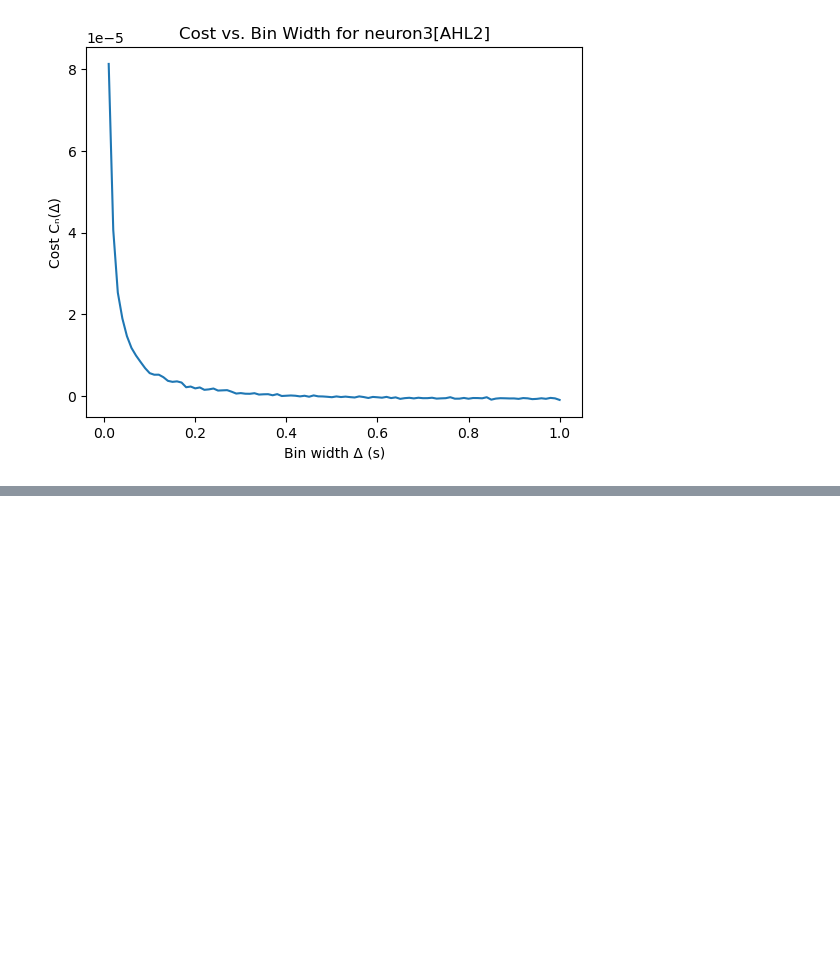
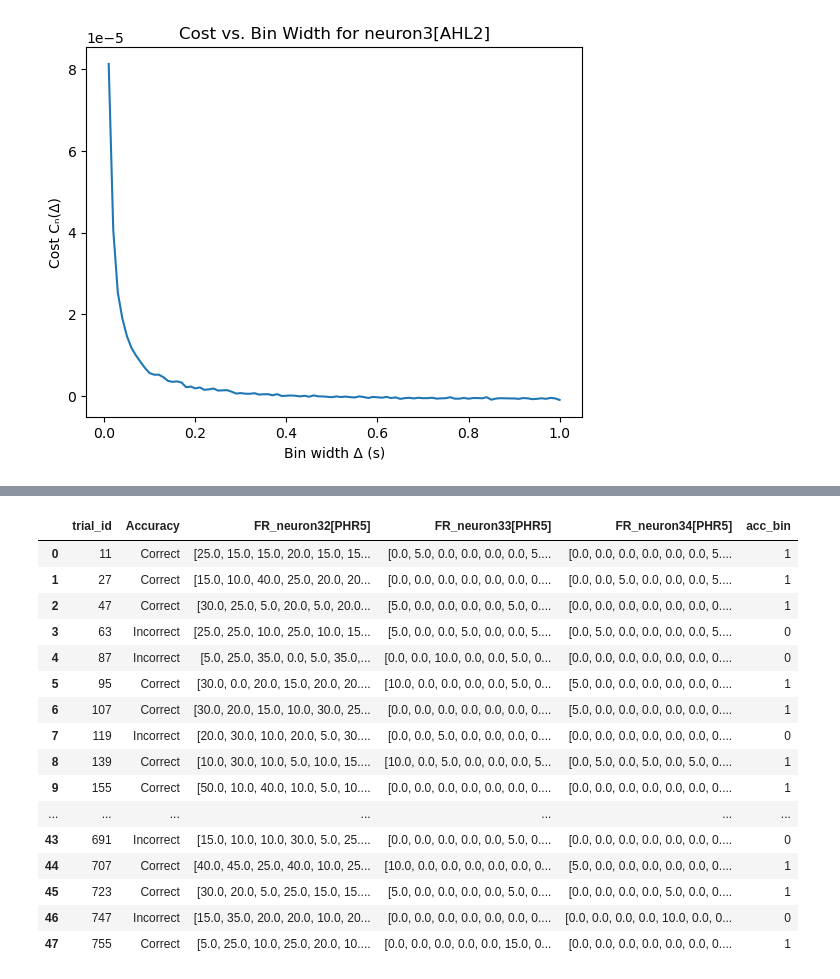
Before and after one commit to pwanczuk/NeuroSignalProject, a Jupyter notebook: Untitled.ipynb, the cells around one changed output, grey strips where cells are left out. Saved outputs shown, nothing was run; the diff lists cells and outputs as text; code cells hidden in the pictures; blank space fills up the shorter version.

```diff
--- a/Untitled.ipynb
+++ b/Untitled.ipynb
@@ -578,3 +603,23 @@ combined_ph['acc_bin'] = combined_ph['Accuracy'].replace({
     'Correct':   1,
     'Incorrect': 0})
 combined_ph.to_csv('Patient1_PH_6p.csv', index=False)
+# %%
+combined_ph
+# %% [output]
+|  | trial_id | Accuracy | FR_neuron32[PHR5] | FR_neuron33[PHR5] | FR_neuron34[PHR5] | acc_bin |
+| 0 | 11 | Correct | [25.0, 15.0, 15.0, 20.0, 15.0, 15... | [0.0, 5.0, 0.0, 0.0, 0.0, 0.0, 5.... | [0.0, 0.0, 0.0, 0.0, 0.0, 0.0, 5.... | 1 |
+| 1 | 27 | Correct | [15.0, 10.0, 40.0, 25.0, 20.0, 20... | [0.0, 0.0, 0.0, 0.0, 0.0, 0.0, 0.... | [0.0, 0.0, 5.0, 0.0, 0.0, 0.0, 5.... | 1 |
+| 2 | 47 | Correct | [30.0, 25.0, 5.0, 20.0, 5.0, 20.0... | [5.0, 0.0, 0.0, 0.0, 0.0, 5.0, 0.... | [0.0, 0.0, 0.0, 0.0, 0.0, 0.0, 0.... | 1 |
+| 3 | 63 | Incorrect | [25.0, 25.0, 10.0, 25.0, 10.0, 15... | [5.0, 0.0, 0.0, 5.0, 0.0, 0.0, 5.... | [0.0, 5.0, 0.0, 0.0, 0.0, 0.0, 5.... | 0 |
+| 4 | 87 | Incorrect | [5.0, 25.0, 35.0, 0.0, 5.0, 35.0,... | [0.0, 0.0, 10.0, 0.0, 0.0, 5.0, 0... | [0.0, 0.0, 0.0, 0.0, 0.0, 0.0, 0.... | 0 |
+| 5 | 95 | Correct | [30.0, 0.0, 20.0, 15.0, 20.0, 20.... | [10.0, 0.0, 0.0, 0.0, 0.0, 5.0, 0... | [5.0, 0.0, 0.0, 0.0, 0.0, 0.0, 0.... | 1 |
+| 6 | 107 | Correct | [30.0, 20.0, 15.0, 10.0, 30.0, 25... | [0.0, 0.0, 0.0, 0.0, 0.0, 0.0, 0.... | [5.0, 0.0, 0.0, 0.0, 0.0, 0.0, 0.... | 1 |
+| 7 | 119 | Incorrect | [20.0, 30.0, 10.0, 20.0, 5.0, 30.... | [0.0, 0.0, 5.0, 0.0, 0.0, 0.0, 0.... | [0.0, 0.0, 0.0, 0.0, 0.0, 0.0, 0.... | 0 |
+| 8 | 139 | Correct | [10.0, 30.0, 10.0, 5.0, 10.0, 15.... | [10.0, 0.0, 5.0, 0.0, 0.0, 0.0, 5... | [0.0, 5.0, 0.0, 5.0, 0.0, 5.0, 0.... | 1 |
+| 9 | 155 | Correct | [50.0, 10.0, 40.0, 10.0, 5.0, 10.... | [0.0, 0.0, 0.0, 0.0, 0.0, 0.0, 0.... | [0.0, 0.0, 0.0, 0.0, 0.0, 0.0, 0.... | 1 |
+| ... | ... | ... | ... | ... | ... | ... |
+| 43 | 691 | Incorrect | [15.0, 10.0, 10.0, 30.0, 5.0, 25.... | [0.0, 0.0, 0.0, 0.0, 0.0, 5.0, 0.... | [0.0, 0.0, 0.0, 0.0, 0.0, 0.0, 0.... | 0 |
+| 44 | 707 | Correct | [40.0, 45.0, 25.0, 40.0, 10.0, 25... | [10.0, 0.0, 0.0, 0.0, 0.0, 0.0, 0... | [5.0, 0.0, 0.0, 0.0, 0.0, 0.0, 0.... | 1 |
+| 45 | 723 | Correct | [30.0, 20.0, 5.0, 25.0, 15.0, 15.... | [5.0, 0.0, 0.0, 0.0, 0.0, 5.0, 0.... | [0.0, 0.0, 0.0, 0.0, 5.0, 0.0, 0.... | 1 |
+| 46 | 747 | Incorrect | [15.0, 35.0, 20.0, 20.0, 10.0, 20... | [0.0, 0.0, 0.0, 0.0, 0.0, 0.0, 0.... | [0.0, 0.0, 0.0, 0.0, 10.0, 0.0, 0... | 0 |
+| 47 | 755 | Correct | [5.0, 25.0, 10.0, 25.0, 20.0, 10.... | [0.0, 0.0, 0.0, 0.0, 0.0, 15.0, 0... | [0.0, 0.0, 0.0, 0.0, 0.0, 0.0, 0.... | 1 |
```
Also changed, not shown: parts of 3 cells of this notebook, 2 other files.
